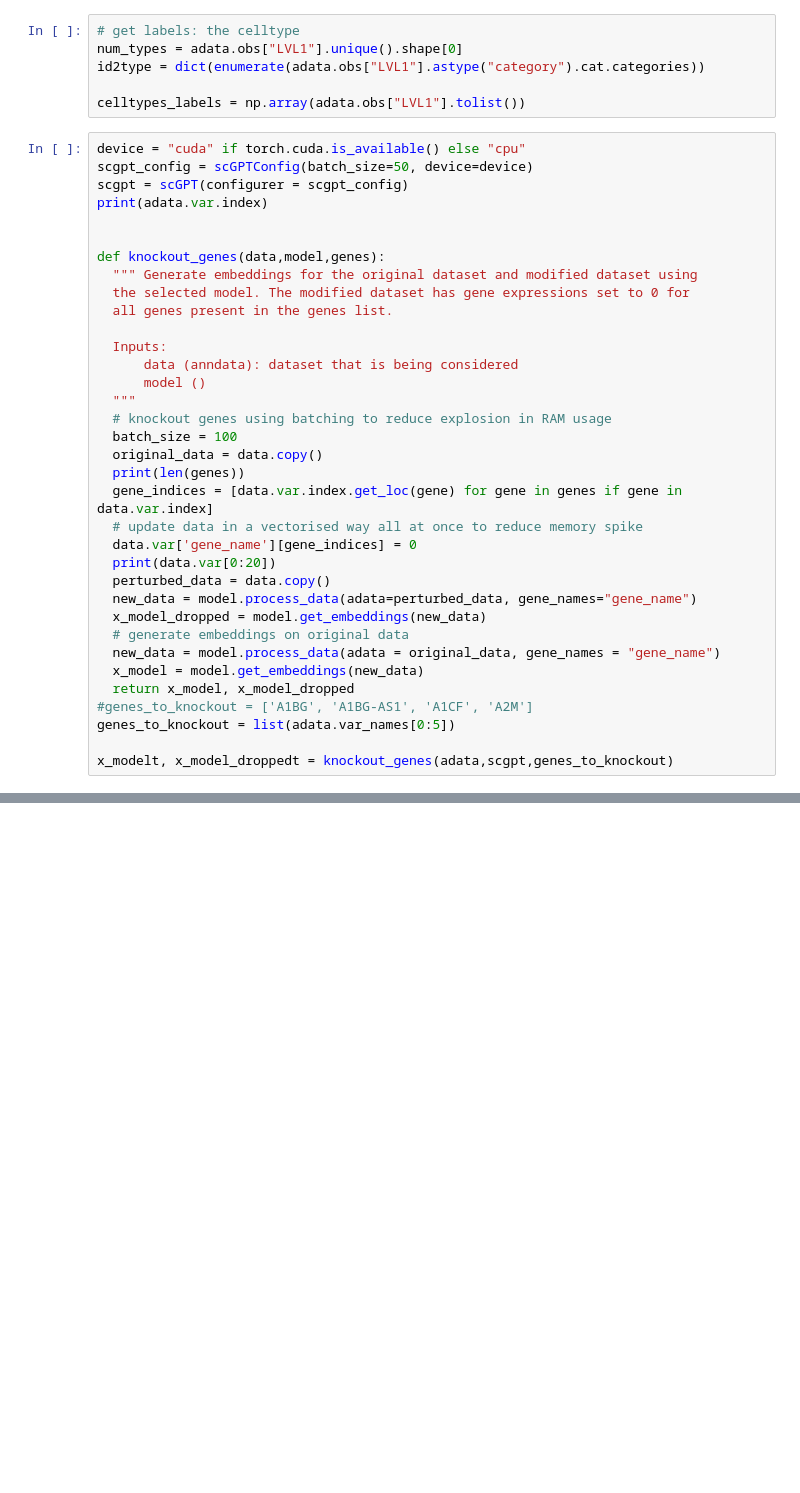
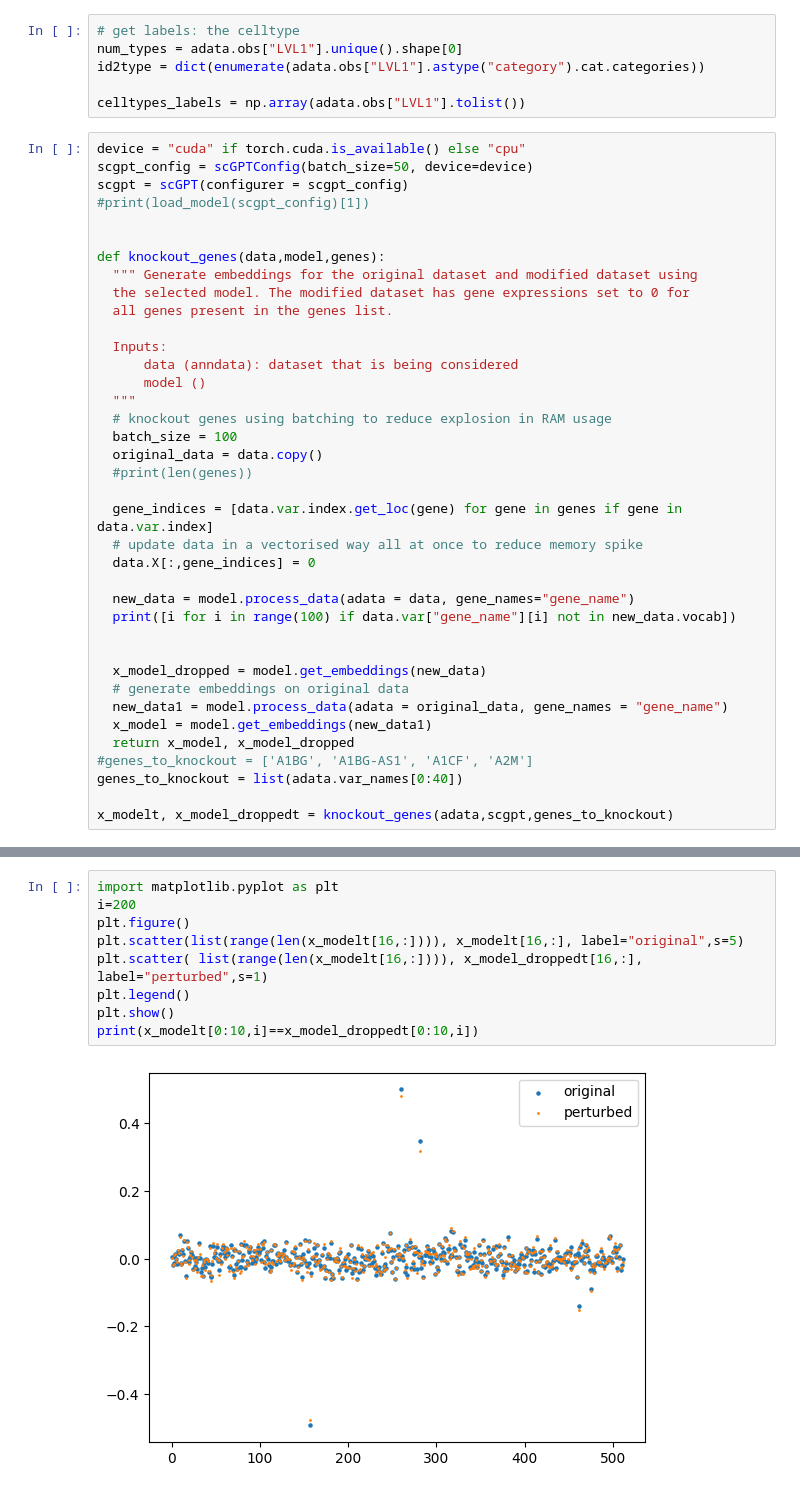
Before and after one commit to tom-jod/Helical_assesment, a Jupyter notebook: Assesment.ipynb, the cells around one changed output, grey strips where cells are left out. Drawn from its saved outputs; the diff is of its cells as text; blank space fills up the shorter version.

```diff
--- a/Assesment.ipynb
+++ b/Assesment.ipynb
@@ -67,7 +104,7 @@ celltypes_labels = np.array(adata.obs["LVL1"].tolist())
 device = "cuda" if torch.cuda.is_available() else "cpu"
 scgpt_config = scGPTConfig(batch_size=50, device=device)
 scgpt = scGPT(configurer = scgpt_config)
-print(adata.var.index)
+#print(load_model(scgpt_config)[1])
 
 
 def knockout_genes(data,model,genes):
@@ -82,20 +119,23 @@ def knockout_genes(data,model,genes):
   # knockout genes using batching to reduce explosion in RAM usage
   batch_size = 100
   original_data = data.copy()
-  print(len(genes))
+  #print(len(genes))
+
   gene_indices = [data.var.index.get_loc(gene) for gene in genes if gene in data.var.index]
   # update data in a vectorised way all at once to reduce memory spike
-  data.var['gene_name'][gene_indices] = 0
-  print(data.var[0:20])
-  perturbed_data = data.copy()
-  new_data = model.process_data(adata=perturbed_data, gene_names="gene_name")
+  data.X[:,gene_indices] = 0
+
+  new_data = model.process_data(adata = data, gene_names="gene_name")
+  print([i for i in range(100) if data.var["gene_name"][i] not in new_data.vocab])
+
+
   x_model_dropped = model.get_embeddings(new_data)
   # generate embeddings on original data
-  new_data = model.process_data(adata = original_data, gene_names = "gene_name")
-  x_model = model.get_embeddings(new_data)
+  new_data1 = model.process_data(adata = original_data, gene_names = "gene_name")
+  x_model = model.get_embeddings(new_data1)
   return x_model, x_model_dropped
 #genes_to_knockout = ['A1BG', 'A1BG-AS1', 'A1CF', 'A2M']
-genes_to_knockout = list(adata.var_names[0:5])
+genes_to_knockout = list(adata.var_names[0:40])
 
 x_modelt, x_model_droppedt = knockout_genes(adata,scgpt,genes_to_knockout)
 # %% [output]
@@ -139,0 +171,11 @@ print(mse)
+# %%
+import matplotlib.pyplot as plt
+i=200
+plt.figure()
+plt.scatter(list(range(len(x_modelt[16,:]))), x_modelt[16,:], label="original",s=5)
+plt.scatter( list(range(len(x_modelt[16,:]))), x_model_droppedt[16,:], label="perturbed",s=1)
+plt.legend()
+plt.show()
+print(x_modelt[0:10,i]==x_model_droppedt[0:10,i])
+# %% [output]
+[figure, added]
```
Also changed, not shown: parts of 34 cells of this notebook.
